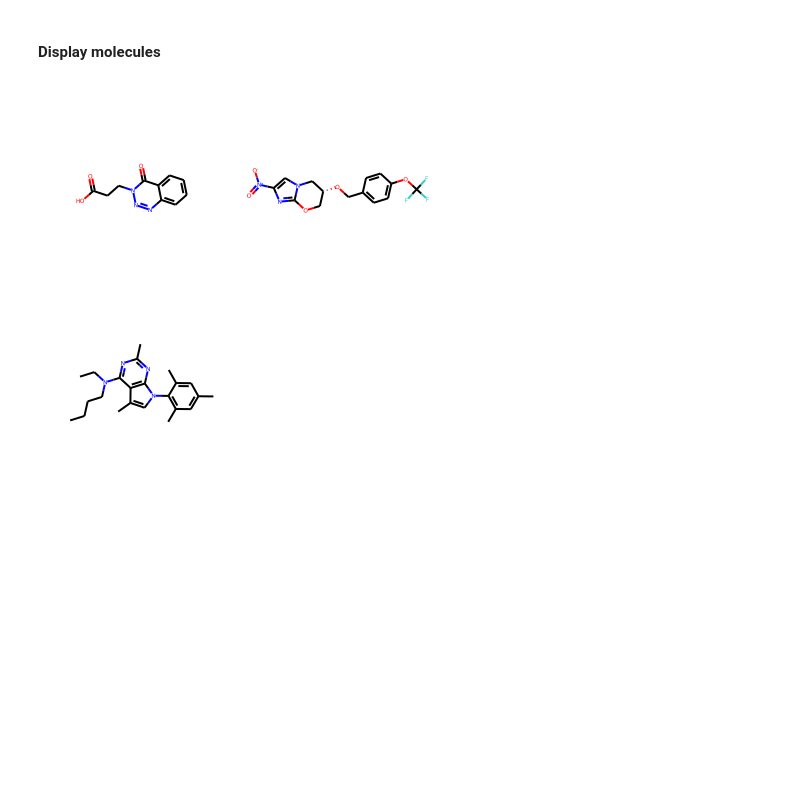
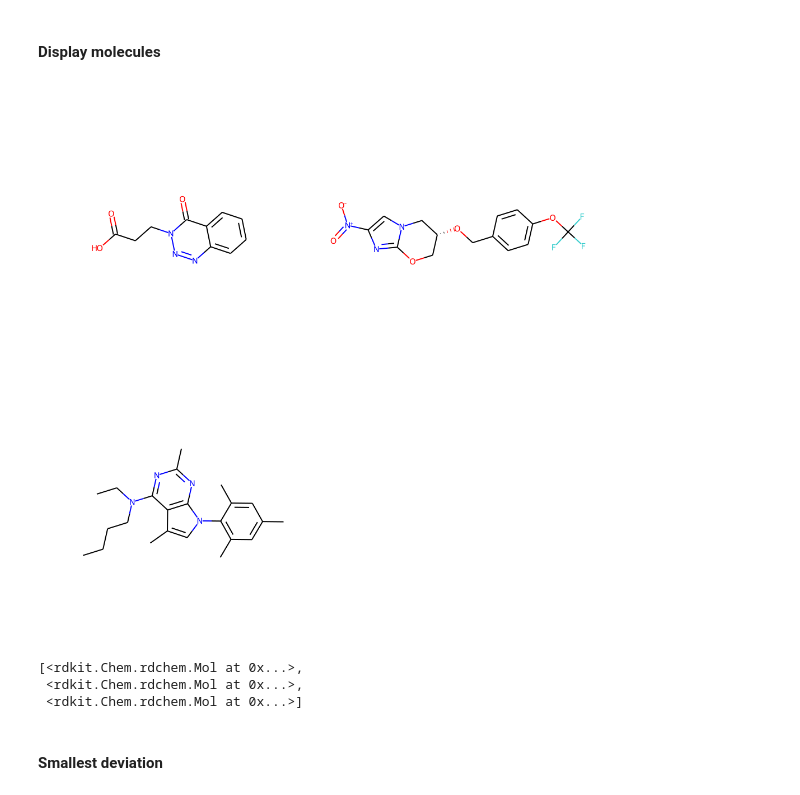
Before and after one commit to jamesleocodes/p_chem_CEVR, a Jupyter notebook: logP/mlp_deviations.ipynb, the cells around one changed output. Cells and saved outputs as stored; diff of their text form; code cells hidden in the pictures; blank space fills up the shorter version.

Commit message:
p_chem

```diff
--- a/logP/mlp_deviations.ipynb
+++ b/logP/mlp_deviations.ipynb
@@ -326,11 +341,21 @@ import io
 # %%
 smiles = [
     'O=C(O)CCn1nnc2ccccc2c1=O',
     'O=[N+]([O-])c1cn2c(n1)OC[C@@H](OCc1ccc(OC(F)(F)F)cc1)C2',
     'CCCCN(CC)c1nc(C)nc2c1c(C)cn2-c1c(C)cc(C)cc1C'
 ]
 
 mols = [Chem.MolFromSmiles(smi) for smi in smiles]
-Draw.MolsToGridImage(mols, molsPerRow=2, subImgSize=(200, 200))
+
+
+Draw.MolsToGridImage(mols, molsPerRow=2, subImgSize=(500, 500))
 # %% [output]
-[figure, old version]
+[figure, new version]
+# %%
+mols
+# %% [output]
+[<rdkit.Chem.rdchem.Mol at 0x...>,
+ <rdkit.Chem.rdchem.Mol at 0x...>,
+ <rdkit.Chem.rdchem.Mol at 0x...>]
+# %% [markdown]
+#### Smallest deviation
```
Also changed, not shown: parts of 34 cells of this notebook, 5 other files.
